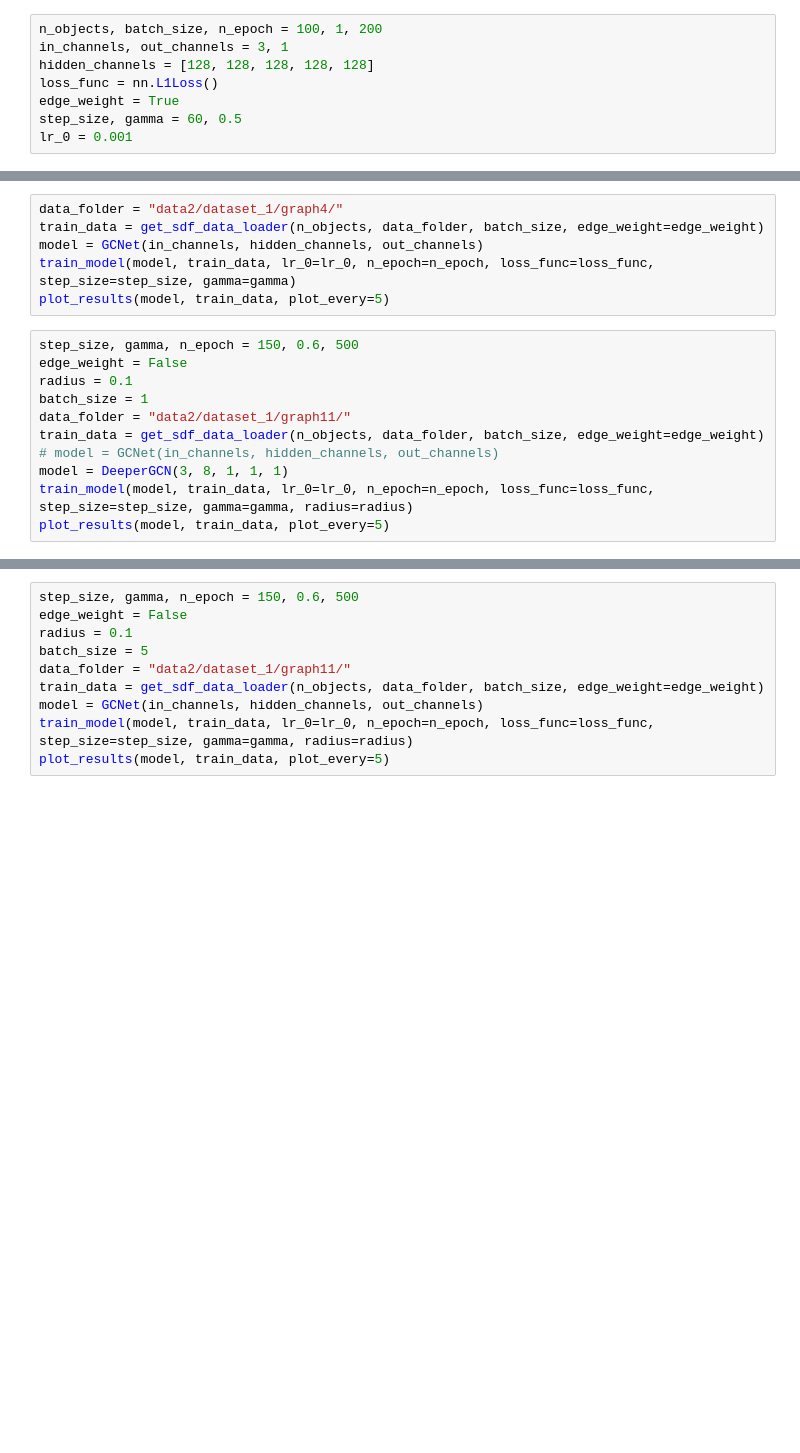
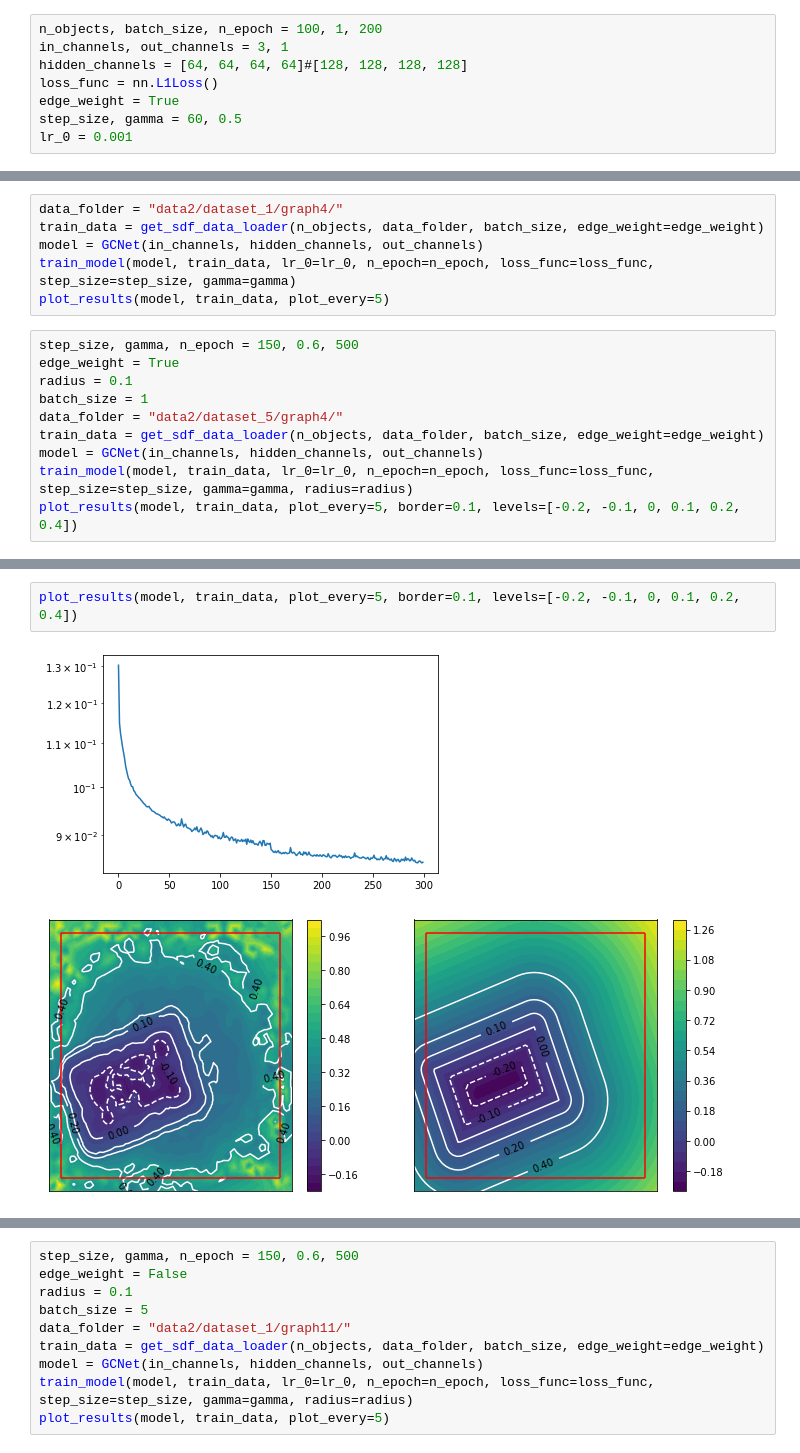
Before and after one commit to amaleki2/sdf-predict-graph, a Jupyter notebook: runs.ipynb, the cells around one changed output, grey strips where cells are left out. Drawn from its saved outputs; the diff is of its cells as text; blank space fills up the shorter version.

```diff
--- a/runs.ipynb
+++ b/runs.ipynb
@@ -7,7 +7,7 @@ from data2 import get_sdf_data_loader
 # %%
 n_objects, batch_size, n_epoch = 100, 1, 200
 in_channels, out_channels = 3, 1
-hidden_channels = [128, 128, 128, 128, 128]
+hidden_channels = [64, 64, 64, 64]#[128, 128, 128, 128]
 loss_func = nn.L1Loss()
 edge_weight = True
 step_size, gamma = 60, 0.5
@@ -38,15 +38,14 @@ train_model(model, train_data, lr_0=lr_0, n_epoch=n_epoch, loss_func=loss_func,
 plot_results(model, train_data, plot_every=5)
 # %%
 step_size, gamma, n_epoch = 150, 0.6, 500
-edge_weight = False
+edge_weight = True
 radius = 0.1
 batch_size = 1
-data_folder = "data2/dataset_1/graph11/"
+data_folder = "data2/dataset_5/graph4/"
 train_data = get_sdf_data_loader(n_objects, data_folder, batch_size, edge_weight=edge_weight)
-# model = GCNet(in_channels, hidden_channels, out_channels)
-model = DeeperGCN(3, 8, 1, 1, 1)
+model = GCNet(in_channels, hidden_channels, out_channels)
 train_model(model, train_data, lr_0=lr_0, n_epoch=n_epoch, loss_func=loss_func, step_size=step_size, gamma=gamma, radius=radius)
-plot_results(model, train_data, plot_every=5)
+plot_results(model, train_data, plot_every=5, border=0.1, levels=[-0.2, -0.1, 0, 0.1, 0.2, 0.4])
 # %% [output]
 preparing sdf data loader
 training begins
@@ -53,0 +68,5 @@ RuntimeError: CUDA out of memory. Tried to allocate 20.00 MiB (GPU 0; 4.00 GiB t
+# %%
+plot_results(model, train_data, plot_every=5, border=0.1, levels=[-0.2, -0.1, 0, 0.1, 0.2, 0.4])
+# %% [output]
+[figure, added]
+[figure, added]
```
Also changed, not shown: parts of 18 cells of this notebook, 13 other files.
